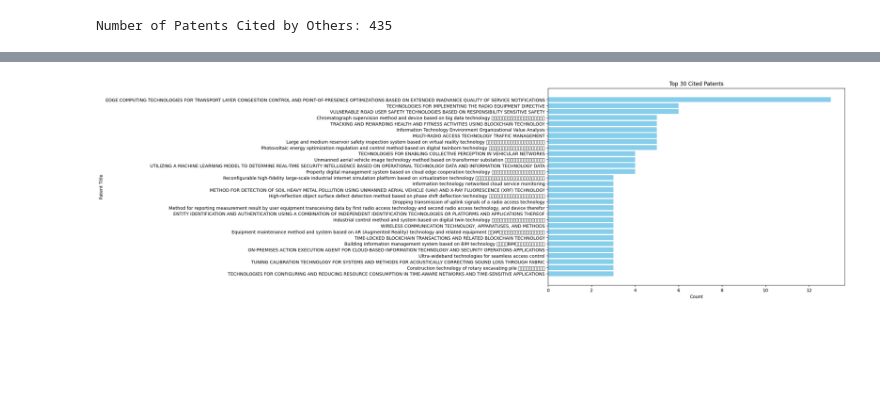
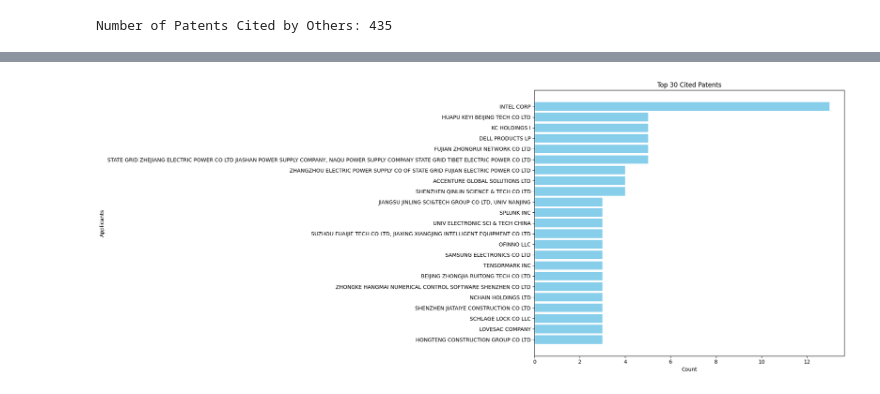
Before and after one commit to justinqj/iLab, a Jupyter notebook: ilab2.ipynb, the cells around one changed output, grey strips where cells are left out. Cells and saved outputs as stored; diff of their text form; code cells hidden in the pictures; blank space fills up the shorter version.

```diff
--- a/ilab2.ipynb
+++ b/ilab2.ipynb
@@ -345,0 +478,31 @@ print(top_30_titles_and_counts)
+# %%
+import pandas as pd
+from tabulate import tabulate
+
+# Sort the DataFrame by 'biblio_cited_by_patent_count' in descending order
+sorted_df = df.sort_values(by='biblio_cited_by_patent_count', ascending=False)
+
+# Select the top 30 patents
+top_30_cited_patents = sorted_df.head(30)
+
+# Extract the relevant data for the table
+top_30_titles_and_counts = top_30_cited_patents[['biblio_parties_applicants_names', 'jurisdiction', 'biblio_cited_by_patent_count']]
+
+# Group by applicants and calculate the total citation count for each applicant
+applicants_with_total_count = top_30_titles_and_counts.groupby('biblio_parties_applicants_names').agg(
+    {'jurisdiction': 'first', 'biblio_cited_by_patent_count': 'sum'}).reset_index()
+
+# Rename columns for clarity
+applicants_with_total_count.columns = ['Applicant', 'Jurisdiction', 'Total Citation Count']
+
+# Sort the DataFrame by 'Total Citation Count' in descending order
+applicants_with_total_count = applicants_with_total_count.sort_values(by='Total Citation Count', ascending=False)
+
+# Convert the DataFrame to a list of dictionaries for tabulate
+table_data = applicants_with_total_count.to_dict(orient='records')
+
+# Display the table
+table = tabulate(table_data, headers='keys', tablefmt='pretty', showindex=False)
+
+# Print the table
+print(table)
@@ -346,17 +527,17 @@ print(top_30_titles_and_counts)
 # %%
 # Display only the titles and their counts
-top_30_titles_and_counts = top_30_cited_patents[['biblio_invention_title_text', 'biblio_cited_by_patent_count']]
+top_30_titles_and_counts = top_30_cited_patents[['biblio_parties_applicants_names', 'biblio_cited_by_patent_count']]
 
 # Create a bar graph
-plt.figure(figsize=(12, 8))
-plt.barh(top_30_titles_and_counts['biblio_invention_title_text'], top_30_titles_and_counts['biblio_cited_by_patent_count'], color='skyblue')
+plt.figure(figsize=(20, 8))
+plt.barh(top_30_titles_and_counts['biblio_parties_applicants_names'], top_30_titles_and_counts['biblio_cited_by_patent_count'], color='skyblue')
 plt.xlabel('Count')
-plt.ylabel('Patent Title')
+plt.ylabel('Applicants')
 plt.title('Top 30 Cited Patents')
 plt.gca().invert_yaxis()  # Invert the y-axis for better readability
 
 # Display the bar graph
 plt.tight_layout()
 plt.show()
 # %% [output]
-[figure, old version]
+[figure, new version]
```
Also changed, not shown: parts of 31 cells of this notebook.
